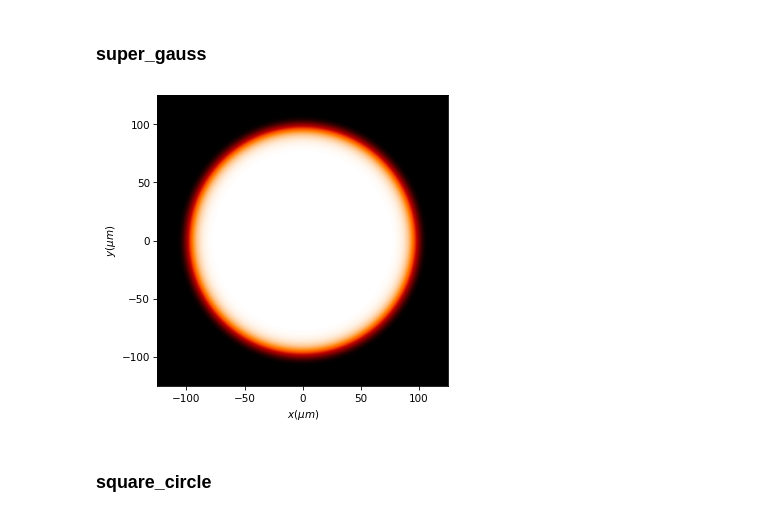
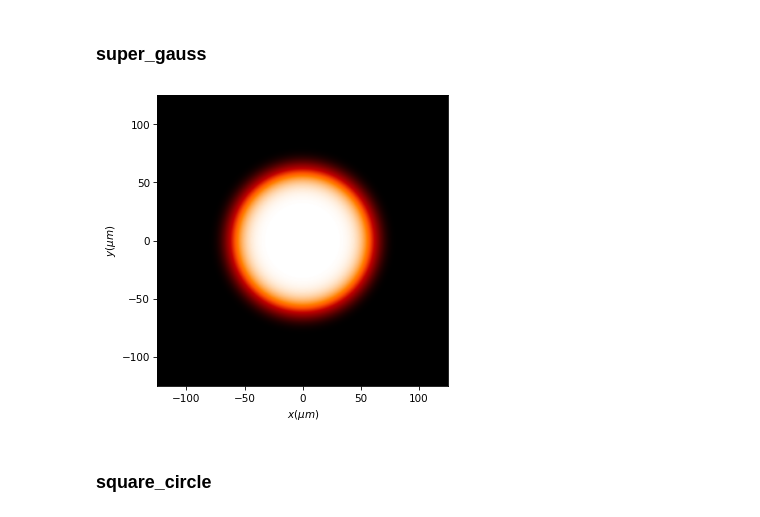
Before and after one commit to optbrea/diffractio, a Jupyter notebook: docs/source/tutorial_scalar/scalar_XY/masks_xy.ipynb, the cells around one changed output. Cells and saved outputs as stored; diff of their text form; code cells hidden in the pictures.

Commit message:
super_gauss_beam
in X and XY, change super_gauss in scalar_mask_XY

```diff
--- a/docs/source/tutorial_scalar/scalar_XY/masks_xy.ipynb
+++ b/docs/source/tutorial_scalar/scalar_XY/masks_xy.ipynb
@@ -323,15 +451,15 @@ t.draw()
 # %%
 num_data = 512
 length = 250 * um
 x = np.linspace(-length / 2, length / 2, num_data)
 y = np.linspace(-length / 2, length / 2, num_data)
 wavelength = 0.6328 * um
 
 t1 = Scalar_mask_XY(x, y, wavelength)
-t1.super_gauss(r0=(0 * um, 0 * um), radius=100 * um, power=22)
+t1.super_gauss(r0=(0 * um, 0 * um), radius=50*um, power= 8)
 t1.draw(kind="intensity")
 # %% [output]
-[figure, old version]
+[figure, new version]
 # %% [markdown]
 ### square_circle
 # %%
```
Also changed, not shown: parts of 40 cells of this notebook, 5 other files.
